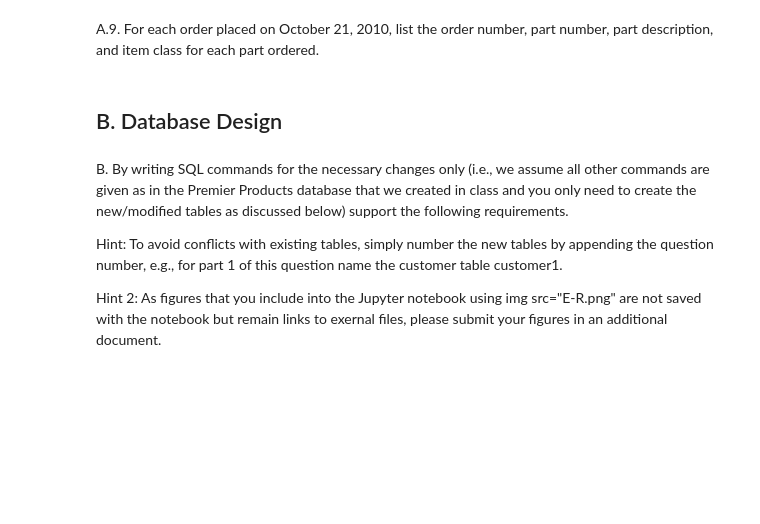
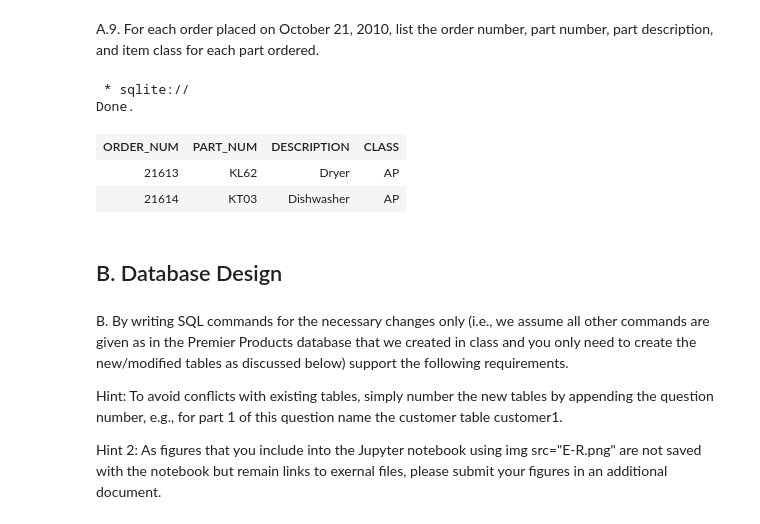
Before and after one commit to sni13/rsm312-businessAnalytics, a Jupyter notebook: Assignment.ipynb, the cells around one changed output. Drawn from its saved outputs; the diff is of its cells as text; code cells hidden in the pictures; blank space fills up the shorter version.

```diff
--- a/Assignment.ipynb
+++ b/Assignment.ipynb
@@ -370,5 +497,20 @@ A.8. For each order placed on October 21, 2010, list the order number, customer
 # %% [markdown]
 A.9. For each order placed on October 21, 2010, list the order number, part number, part description, and item class for each part ordered.
+# %%
+%%sql
+SELECT orders.order_num, order_line.part_num, part.description, part.class
+FROM orders
+LEFT JOIN order_line
+ON orders.order_num = order_line.order_num
+LEFT JOIN part
+ON part.part_num = order_line.part_num
+WHERE order_date = '21-OCT-2010';
+# %% [output]
+ * sqlite://
+Done.
+| ORDER_NUM | PART_NUM | DESCRIPTION | CLASS |
+| 21613 | KL62 | Dryer | AP |
+| 21614 | KT03 | Dishwasher | AP |
 # %% [markdown]
 ## B. Database Design
 # %% [markdown]
```
Also changed, not shown: parts of 22 cells of this notebook.
